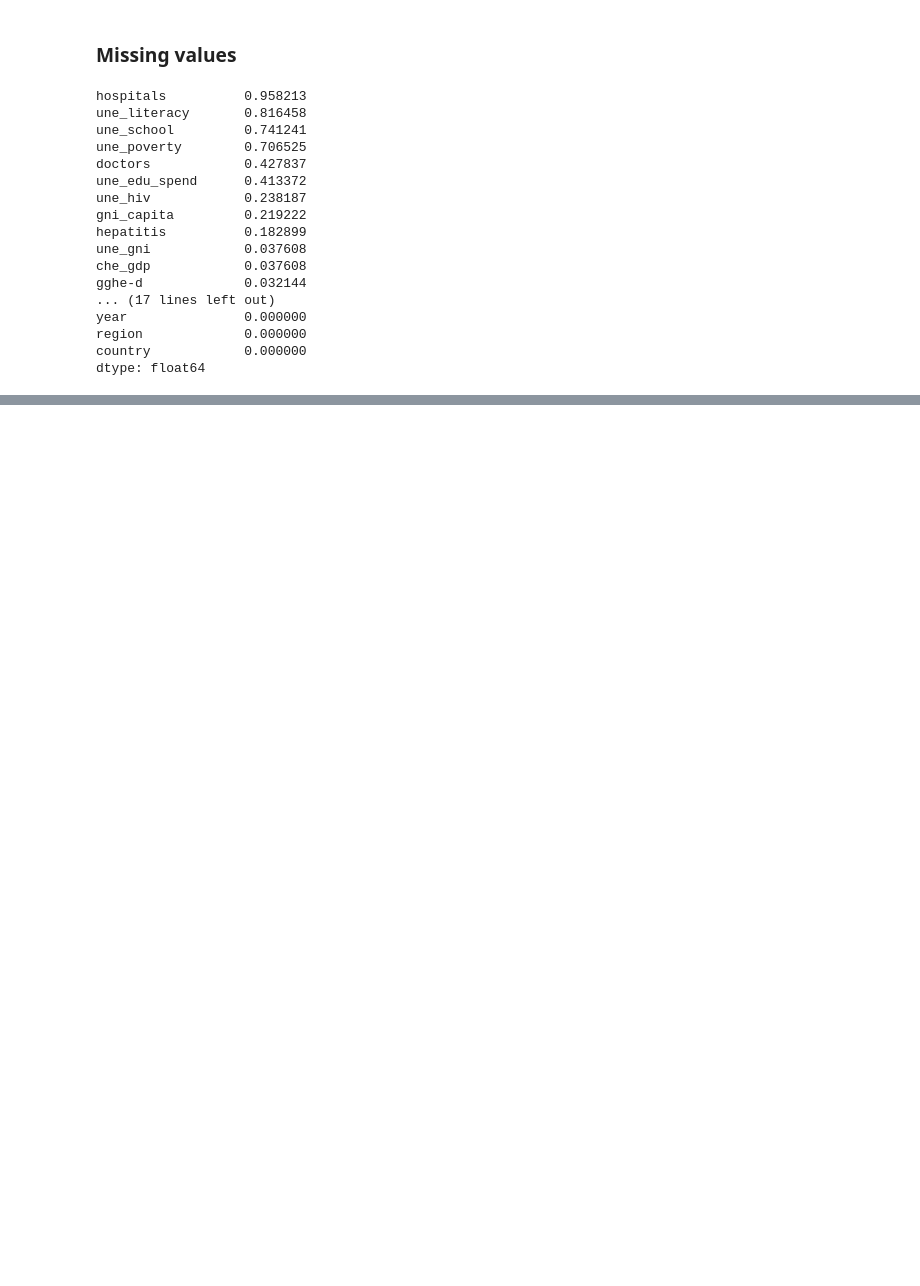
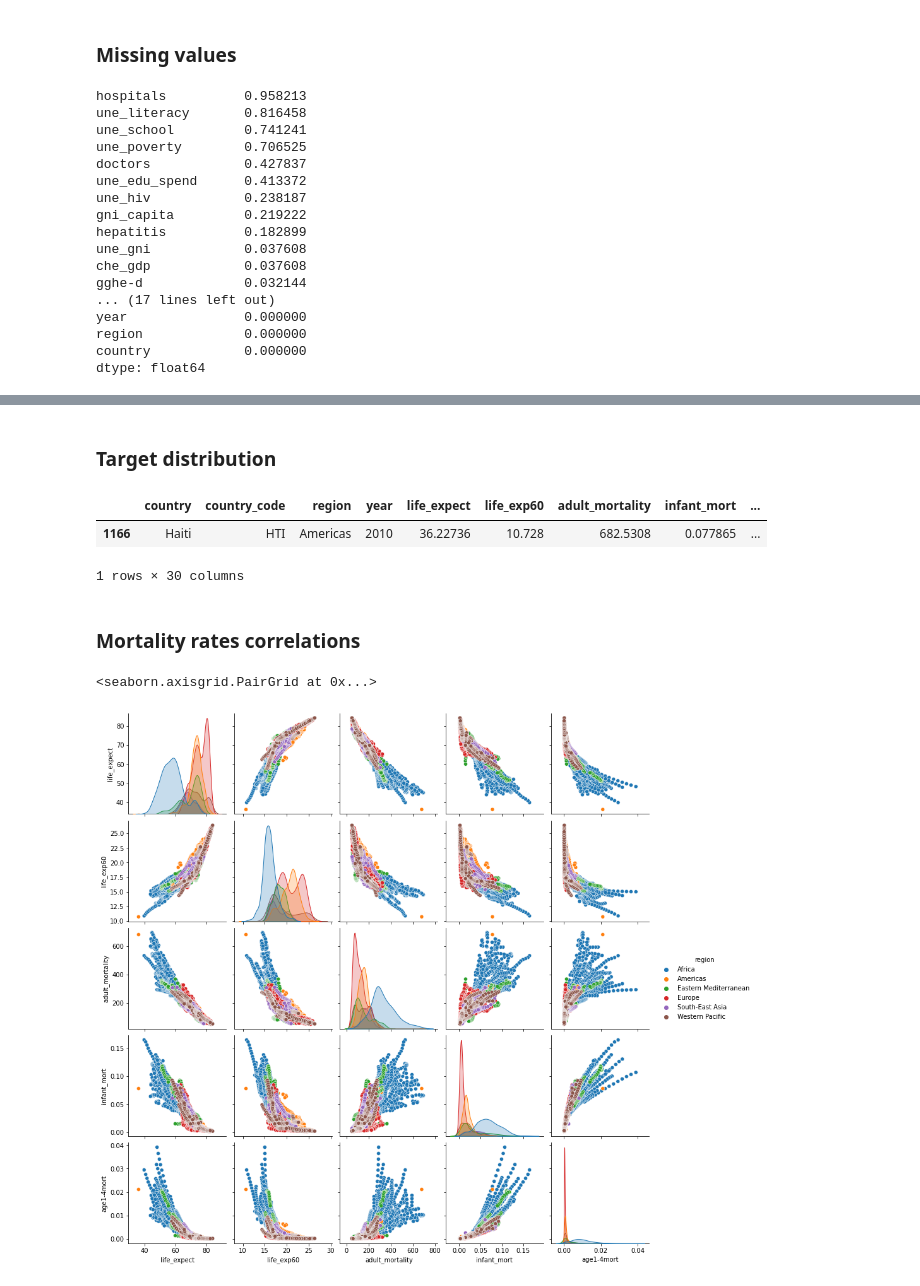
Before and after one commit to NanoClem/boston-housing-ML, a Jupyter notebook: eda_life_exp.ipynb, the cells around one changed output, grey strips where cells are left out. Saved outputs shown, nothing was run; the diff lists cells and outputs as text; code cells hidden in the pictures; blank space fills up the shorter version.

Commit message:
correlations between mortality and targets

```diff
--- a/eda_life_exp.ipynb
+++ b/eda_life_exp.ipynb
@@ -144,0 +204,2 @@ msno.heatmap(df)
+# %% [markdown]
+### Target distribution
@@ -144,0 +220,9 @@ msno.heatmap(df)
+# %%
+# Look at outliers
+df_clean[df_clean['life_expect'] == df_clean['life_expect'].min()]
+# %% [output]
+|  | country | country_code | region | year | life_expect | life_exp60 | adult_mortality | infant_mort | ... |
+| 1166 | Haiti | HTI | Americas | 2010 | 36.22736 | 10.728 | 682.5308 | 0.077865 | ... |
+1 rows × 30 columns
+# %% [markdown]
+### Mortality rates correlations
@@ -144,0 +237,6 @@ msno.heatmap(df)
+# %%
+mortality_rates = df[['region', 'life_expect', 'life_exp60', 'adult_mortality', 'infant_mort', 'age1-4mort']]
+sns.pairplot(mortality_rates, hue='region')
+# %% [output]
+<seaborn.axisgrid.PairGrid at 0x...>
+[figure, added]
```
Also changed, not shown: parts of 17 cells of this notebook.
